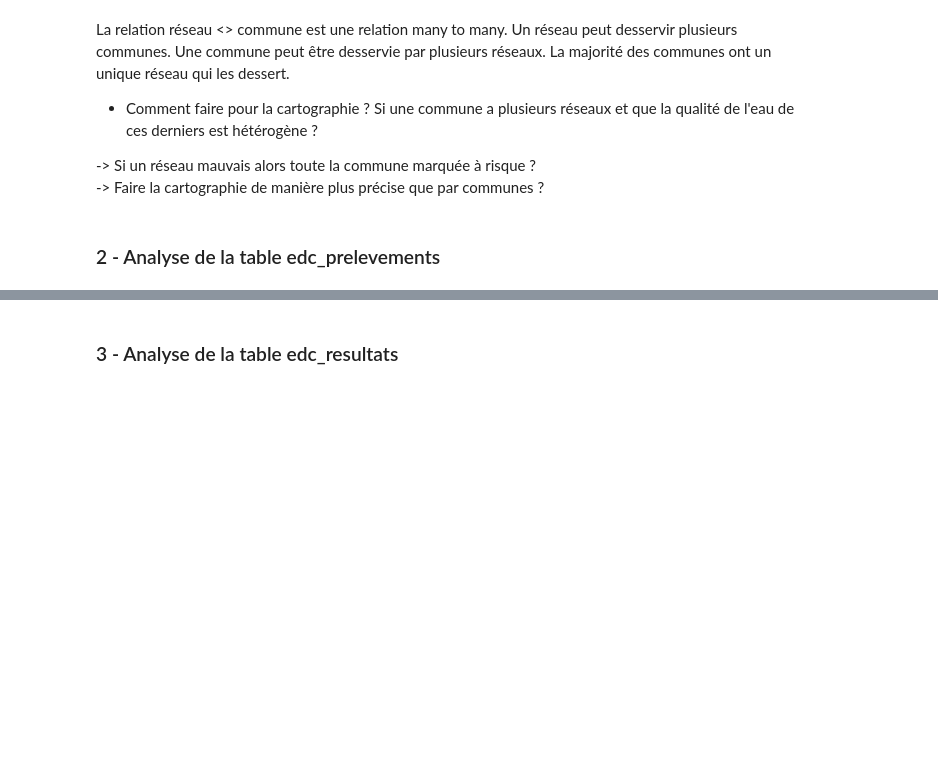
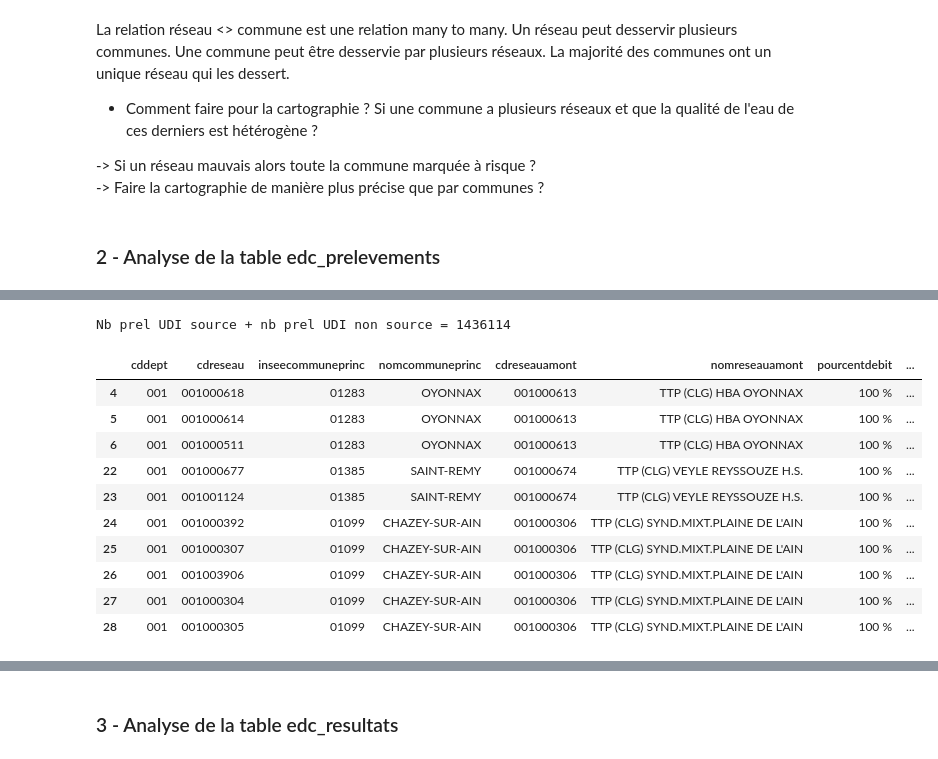
Before and after one commit to LounesAbd/13_pollution_eau, a Jupyter notebook: analytics/notebooks/exploration_dataset_lounesabd.ipynb, the cells around one changed output, grey strips where cells are left out. Cells and saved outputs as stored; diff of their text form; code cells hidden in the pictures; blank space fills up the shorter version.

```diff
--- a/analytics/notebooks/exploration_dataset_lounesabd.ipynb
+++ b/analytics/notebooks/exploration_dataset_lounesabd.ipynb
@@ -270,0 +593,46 @@ La relation réseau <> commune est une relation many to many. Un réseau peut de
+# %%
+# Nb de referenceprel uniques UDI "source" + Nb de referenceprel uniques hors UDI "source"
+# Sachant que le nb de prélèvements uniques = 1436114
+
+print(f"Nb prel UDI source + nb prel UDI non source = {1085834 + 350280}")
+# %% [output]
+Nb prel UDI source + nb prel UDI non source = 1436114
+# %%
+# Analyse de ces prélèvements sur UDI "non source"
+# Comprendre les doublons de referenceprel. Peut-on identifier une ligne unique à garder ?
+
+query = """
+SELECT *
+FROM edc_prelevements
+WHERE referenceprel NOT IN (
+    SELECT referenceprel
+    FROM edc_prelevements
+    WHERE cdreseauamont IS NULL)
+ORDER BY referenceprel
+LIMIT 30;
+"""
+
+test_query = con.execute(query).fetch_df()
+test_query
+
+# Ne garder que les lignes avec doublons sur "referenceprel" via pandas
+
+duplicate_refs = test_query["referenceprel"][
+    test_query["referenceprel"].duplicated(keep=False)
+]
+test_query_duplicates = test_query[test_query["referenceprel"].isin(duplicate_refs)]
+test_query_duplicates = test_query_duplicates.sort_values(["referenceprel", "dateprel"])
+
+test_query_duplicates
+# %% [output]
+|  | cddept | cdreseau | inseecommuneprinc | nomcommuneprinc | cdreseauamont | nomreseauamont | pourcentdebit | ... |
+| 4 | 001 | 001000618 | 01283 | OYONNAX | 001000613 | TTP (CLG) HBA OYONNAX | 100 % | ... |
+| 5 | 001 | 001000614 | 01283 | OYONNAX | 001000613 | TTP (CLG) HBA OYONNAX | 100 % | ... |
+| 6 | 001 | 001000511 | 01283 | OYONNAX | 001000613 | TTP (CLG) HBA OYONNAX | 100 % | ... |
+| 22 | 001 | 001000677 | 01385 | SAINT-REMY | 001000674 | TTP (CLG) VEYLE REYSSOUZE H.S. | 100 % | ... |
+| 23 | 001 | 001001124 | 01385 | SAINT-REMY | 001000674 | TTP (CLG) VEYLE REYSSOUZE H.S. | 100 % | ... |
+| 24 | 001 | 001000392 | 01099 | CHAZEY-SUR-AIN | 001000306 | TTP (CLG) SYND.MIXT.PLAINE DE L'AIN | 100 % | ... |
+| 25 | 001 | 001000307 | 01099 | CHAZEY-SUR-AIN | 001000306 | TTP (CLG) SYND.MIXT.PLAINE DE L'AIN | 100 % | ... |
+| 26 | 001 | 001003906 | 01099 | CHAZEY-SUR-AIN | 001000306 | TTP (CLG) SYND.MIXT.PLAINE DE L'AIN | 100 % | ... |
+| 27 | 001 | 001000304 | 01099 | CHAZEY-SUR-AIN | 001000306 | TTP (CLG) SYND.MIXT.PLAINE DE L'AIN | 100 % | ... |
+| 28 | 001 | 001000305 | 01099 | CHAZEY-SUR-AIN | 001000306 | TTP (CLG) SYND.MIXT.PLAINE DE L'AIN | 100 % | ... |
```
Also changed, not shown: parts of 27 cells of this notebook.
